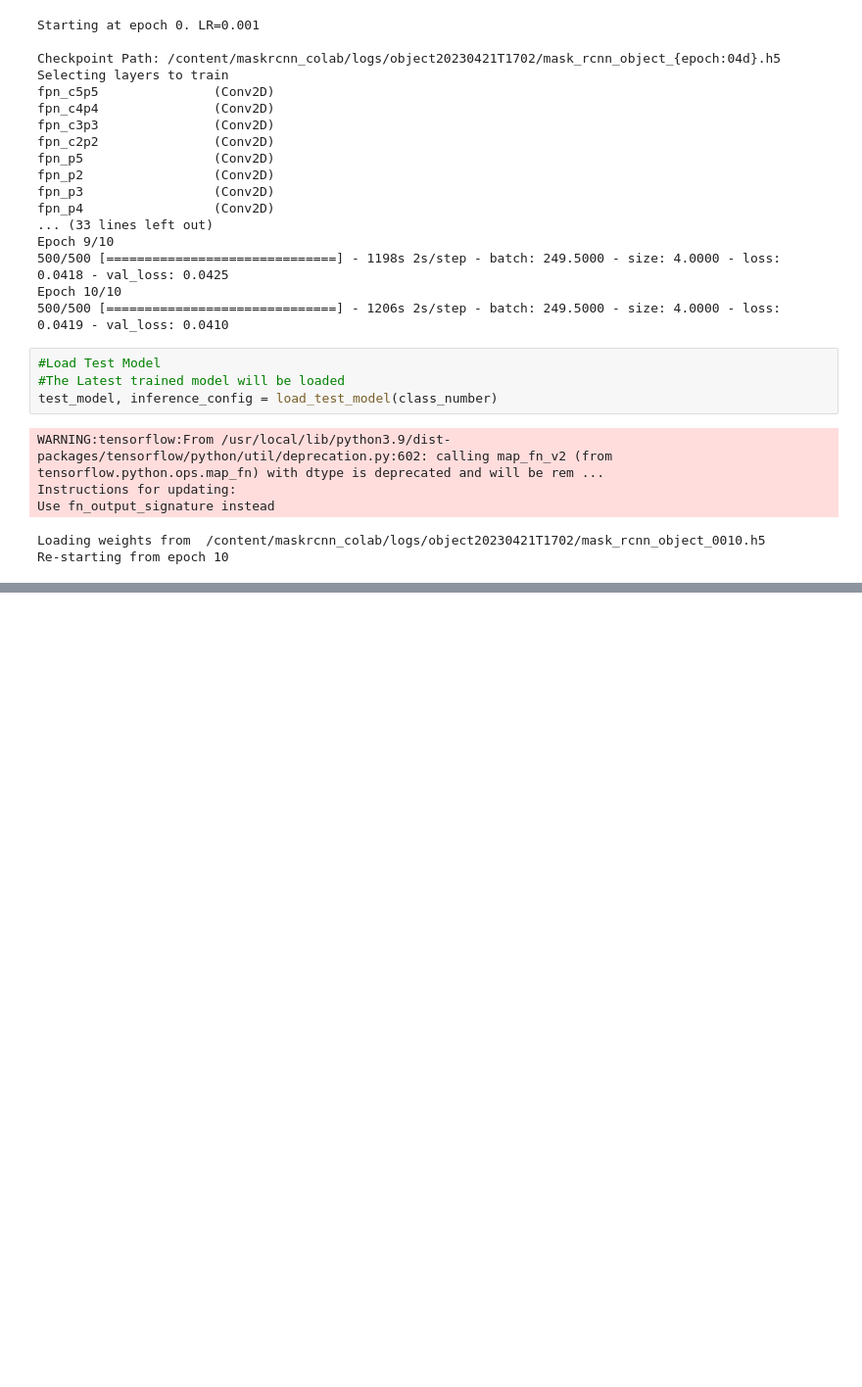
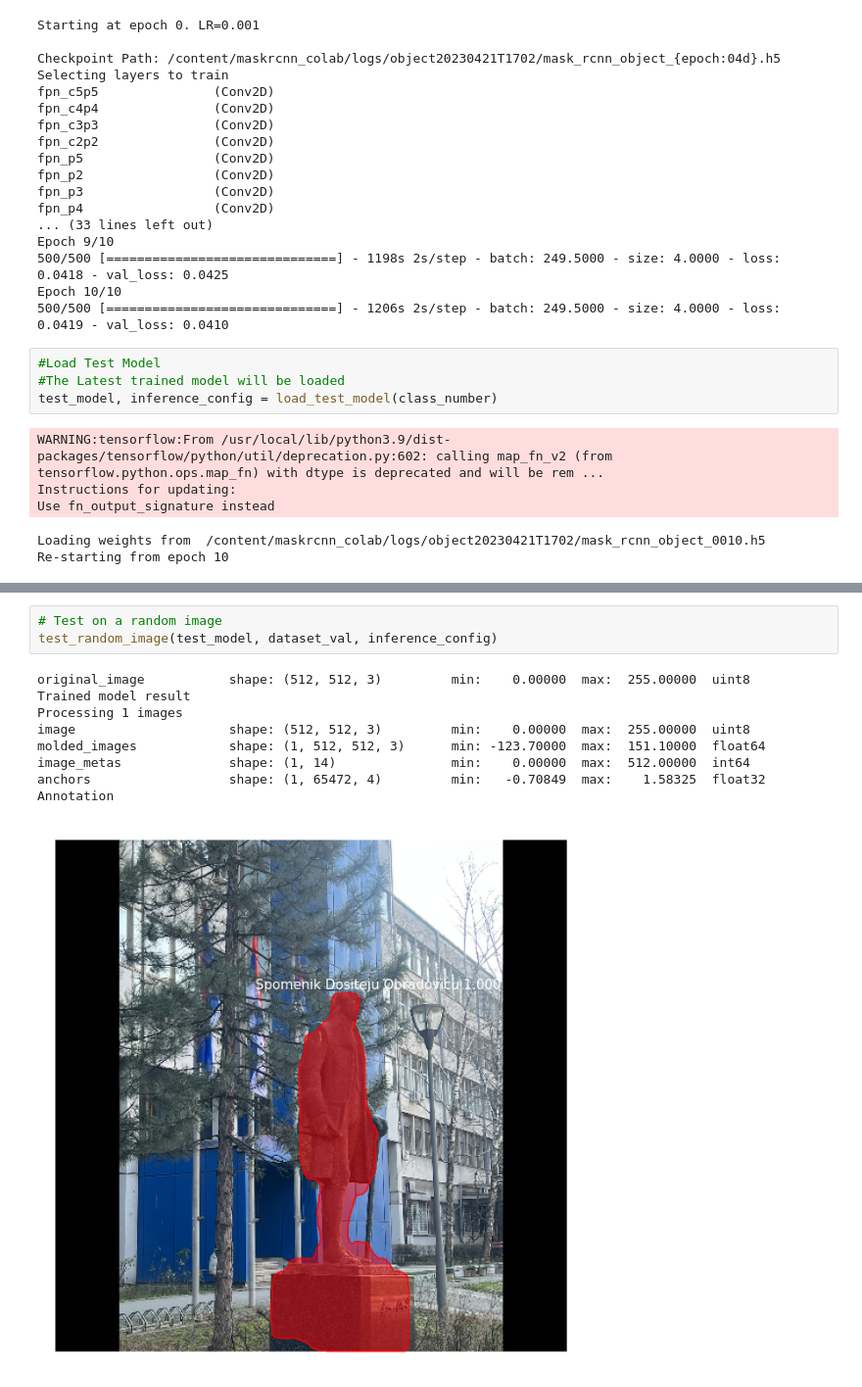
Before and after one commit to AnaMarijaKarcas/maskRcnn, a Jupyter notebook: Mask10Epochs.ipynb, the cells around one changed output, grey strips where cells are left out. Shown at 98% size. Saved outputs shown, nothing was run; the diff lists cells and outputs as text; blank space fills up the shorter version.

```diff
--- a/Mask10Epochs.ipynb
+++ b/Mask10Epochs.ipynb
@@ -169,0 +170,13 @@ Annotation
+# %%
+# Test on a random image
+test_random_image(test_model, dataset_val, inference_config)
+# %% [output]
+original_image           shape: (512, 512, 3)         min:    0.00000  max:  255.00000  uint8
+Trained model result
+Processing 1 images
+image                    shape: (512, 512, 3)         min:    0.00000  max:  255.00000  uint8
+molded_images            shape: (1, 512, 512, 3)      min: -123.70000  max:  151.10000  float64
+image_metas              shape: (1, 14)               min:    0.00000  max:  512.00000  int64
+anchors                  shape: (1, 65472, 4)         min:   -0.70849  max:    1.58325  float32
+Annotation
+[figure, added]
```
Also changed, not shown: parts of 2 cells of this notebook.
